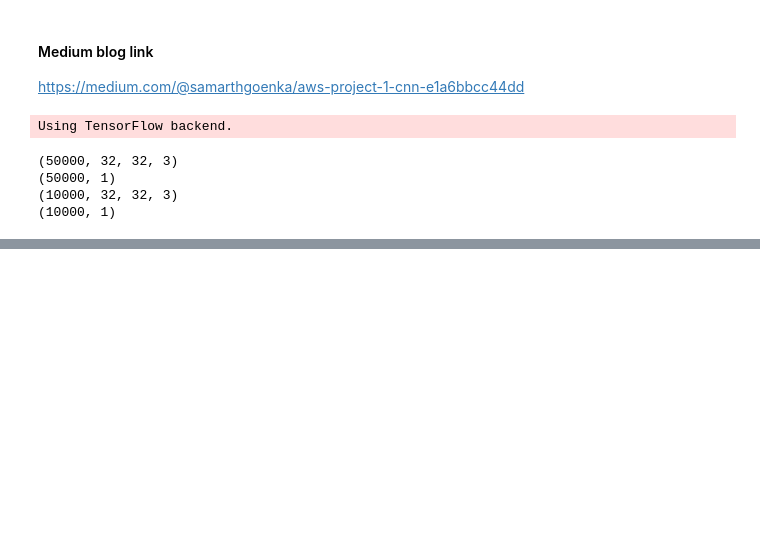
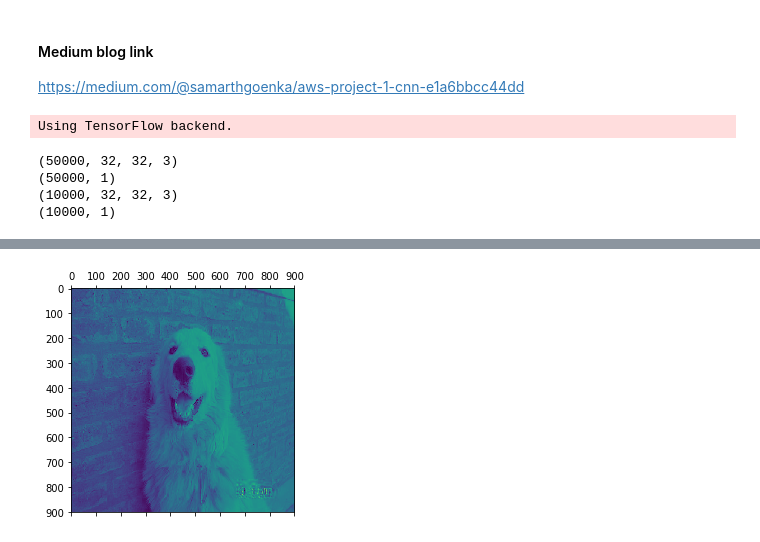
Before and after one commit to sgoenka/deep_learning, a Jupyter notebook: CNN/CNN.ipynb, the cells around one changed output, grey strips where cells are left out. Drawn from its saved outputs; the diff is of its cells as text; code cells hidden in the pictures; blank space fills up the shorter version.

```diff
--- a/CNN/CNN.ipynb
+++ b/CNN/CNN.ipynb
@@ -106,0 +180,5 @@ test_acc
+# %%
+plt.matshow(first_layer_activation[0, :, :, 30], cmap='viridis')
+plt.show()
+# %% [output]
+[figure, added]
```
Also changed, not shown: parts of 12 cells of this notebook.
